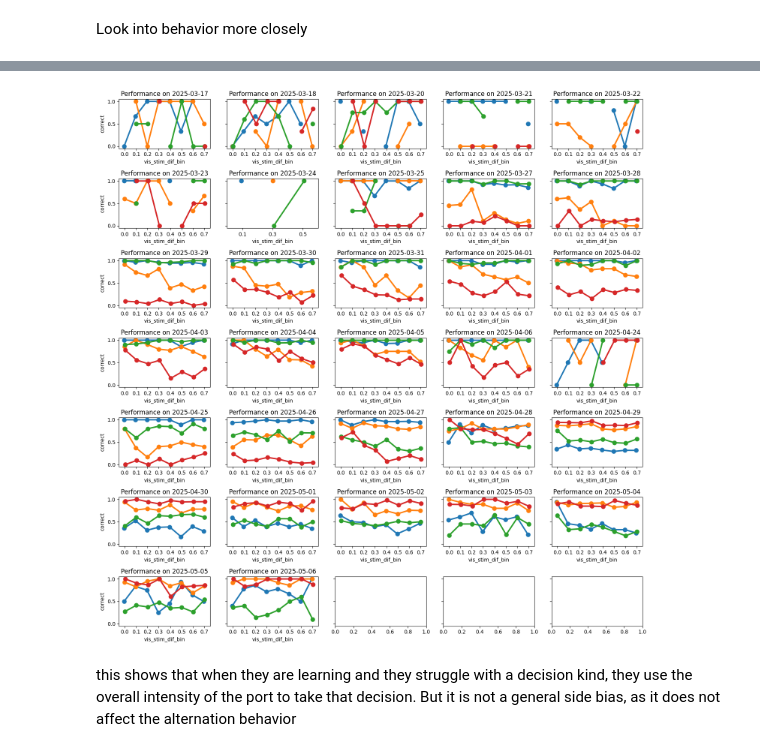
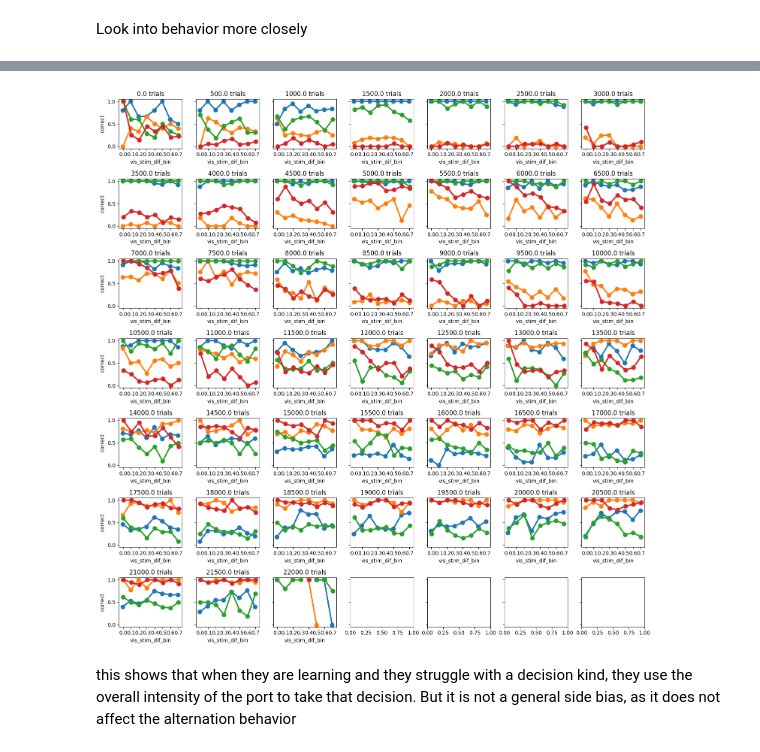
Before and after one commit to LearningCircuitsLab/behavior-analysis-notebooks, a Jupyter notebook: trap2_firstbatch_analysis.ipynb, the cells around one changed output, grey strips where cells are left out. Cells and saved outputs as stored; diff of their text form; code cells hidden in the pictures.

```diff
--- a/trap2_firstbatch_analysis.ipynb
+++ b/trap2_firstbatch_analysis.ipynb
@@ -293,12 +306,10 @@ plt.show()
 Look into behavior more closely
 # %%
 # select only one mouse for now
-df2afc_sel = df2afc[df2afc['subject'] == 'ACV006']
+df2afc_sel = df2afc[df2afc['subject'] == 'ACV003']
 # %%
-# select those sessions with performance above 0.65
-sessions_to_keep = df2afc_sel.groupby('session')['correct'].mean().reset_index()
-sessions_to_keep = sessions_to_keep[sessions_to_keep['correct'] > 0.55]['session'].unique()
-# filter the dataframe to keep only those sessions
-df2afc_sel = df2afc_sel[df2afc_sel['session'].isin(sessions_to_keep)]
-
-sessions_to_keep
+# # select those sessions with performance above 0.65
+# sessions_to_keep = df2afc_sel.groupby('session')['correct'].mean().reset_index()
+# sessions_to_keep = sessions_to_keep[sessions_to_keep['correct'] > 0.55]['session'].unique()
+# # filter the dataframe to keep only those sessions
+# df2afc_sel = df2afc_sel[df2afc_sel['session'].isin(sessions_to_keep)]
@@ -321,34 +316,41 @@ def add_visual_stimulus_difference(df):
+# %%
+# alternatively, group trials in chunks of 500 trials
+trial_group_size = 500
+df2afc_sel = df2afc_sel.copy() # avoids a stupid warning
+df2afc_sel['trial_group'] = df2afc_sel['total_trial'] // trial_group_size * trial_group_size
 # %%
-df2afc_sel = add_visual_stimulus_difference(df2afc_sel)
+df2afc_sel = dft.add_visual_stimulus_difference(df2afc_sel)
 # %%
 # TODO: compare this with the condition of where the animal comes from
 
 # check the evolution of each of these "decisions" during training
 # group by the binned data and calculate the mean performance
-df2afc_binned = df2afc_sel.groupby(['vis_stim_dif_bin', 'correct_side', 'repeat_or_alternate', 'year_month_day'])[['correct']].mean().reset_index()
+df2afc_binned = df2afc_sel.groupby(['vis_stim_dif_bin', 'correct_side', 'repeat_or_alternate', 'trial_group'])[['correct']].mean().reset_index()
 # get the different combinations of correct side and repeat or alternate
 df2afc_binned['correct_side_repeat_or_alternate'] = df2afc_binned['correct_side'] + '_' + df2afc_binned['repeat_or_alternate']
 # get only the 4 combinations and remove nans etc
 df2afc_binned = df2afc_binned[df2afc_binned['correct_side_repeat_or_alternate'].isin(['left_repeat', 'left_alternate', 'right_repeat', 'right_alternate'])]
 
 
 # plot the binned data with the new combination for each day
-fig, axs = plt.subplots(ncols=5, nrows=pd.unique(df2afc_binned['year_month_day']).size // 5 + 1, figsize=(15, 15), sharey=True)
+ncols = 7
+nrows = pd.unique(df2afc_binned['trial_group']).size // ncols + 1
+fig, axs = plt.subplots(ncols=ncols, nrows=nrows, figsize=(15, 15), sharey=True)
 axs = axs.ravel()
-# plot the binned data for each day
-for (day, group), ax in zip(df2afc_binned.groupby('year_month_day'), axs):
+# plot the binned data for each trial group
+for (trial_group, group), ax in zip(df2afc_binned.groupby('trial_group'), axs):
     try:
         sns.pointplot(data=group, x='vis_stim_dif_bin', y='correct', hue='correct_side_repeat_or_alternate', dodge=True, errorbar=None, ax=ax, legend=False)
     except ZeroDivisionError:
         # If there's a ValueError, it might be due to not enough data points for the hue
         # In this case, we can skip plotting for this group
-        print(f"Skipping {day} due to insufficient data for plotting.")
+        # print(f"Skipping {day} due to insufficient data for plotting.")
         continue
-    ax.set_title(f'Performance on {day}')
+    ax.set_title(f'{trial_group} trials', fontsize=12)
 plt.tight_layout()
 plt.show()
 # %% [output]
-[figure, old version]
+[figure, new version]
 # %% [markdown]
 this shows that when they are learning and they struggle with a decision kind, they use the overall intensity of the port to take that decision. But it is not a general side bias, as it does not affect the alternation behavior
 # %%
```
Also changed, not shown: parts of 21 cells of this notebook.
